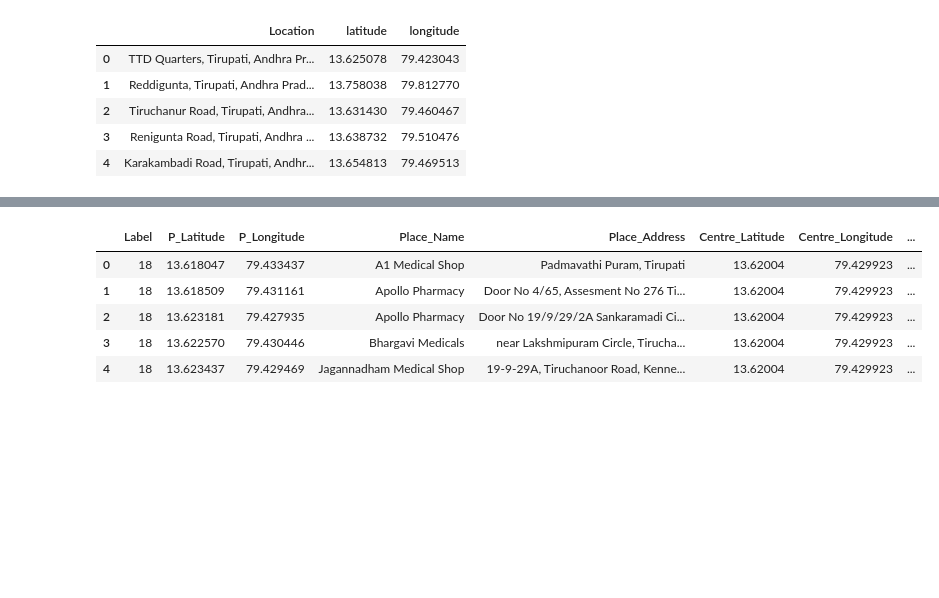
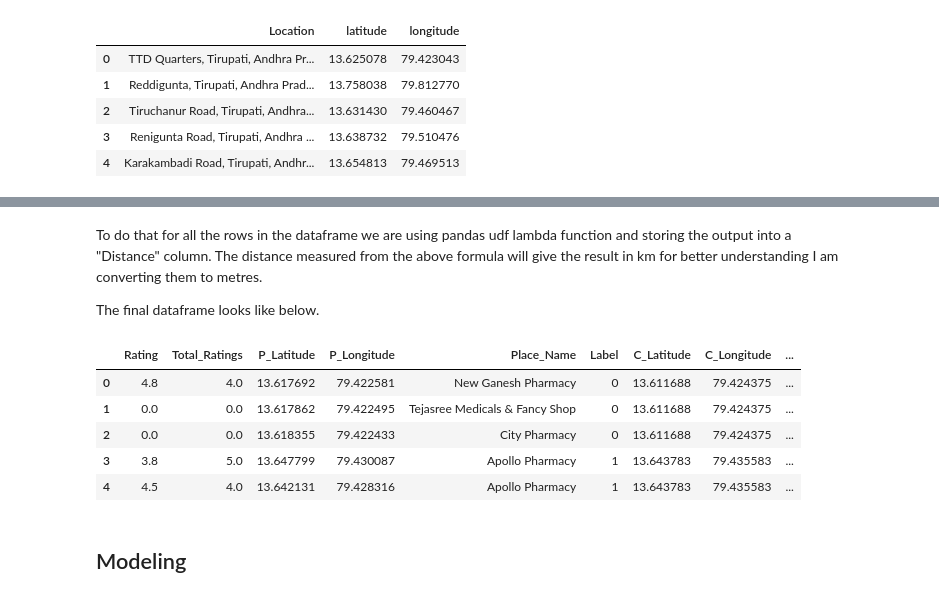
Before and after one commit to saibharath005/Coursera_Capstone, a Jupyter notebook: Capstone Project - The Battle of Neighborhoods (Week 2).ipynb, the cells around one changed output, grey strips where cells are left out. Saved outputs shown, nothing was run; the diff lists cells and outputs as text; code cells hidden in the pictures; blank space fills up the shorter version.

```diff
--- a/Capstone Project - The Battle of Neighborhoods (Week 2).ipynb
+++ b/Capstone Project - The Battle of Neighborhoods (Week 2).ipynb
@@ -97,5 +177,5 @@ map_clusters
 # %%
-def google_nearby_places(labels,latitudes, longitudes, radius=500):
+def google_nearby_places(labels,latitudes, longitudes, radius=1000):
     places_list = []
     search = "pharmacy"
 
@@ -106,18 +186,33 @@ def google_nearby_places(labels,latitudes, longitudes, radius=500):
 
         response = requests.get(url).json()
 
+
         for i in range(len(response['results'])):
-            places_list.append([(label,response['results'][i]['geometry']['location']['lat'],response['results'][i]['geometry']['location']['lng'],
-                           response['results'][i]['id'],response['results'][i]['name'],response['results'][i]['types'][0],response['results'][i]['vicinity'])])
+            try:
+                places_list.append([(response['results'][i]['id'],
+                                     response['results'][i]['rating'],
+                                     response['results'][i]['user_ratings_total'],
+                                     response['results'][i]['geometry']['location']['lat'],
+                                     response['results'][i]['geometry']['location']['lng'],
+                                     response['results'][i]['name'],
+                                     response['results'][i]['types'][0],
+                                     response['results'][i]['vicinity'],
+                                     label,latitude,longitude)])
+            except:
+                places_list.append([(response['results'][i]['id'],
+                                     None,
+                                     None,
+                                     response['results'][i]['geometry']['location']['lat'],
+                                     response['results'][i]['geometry']['location']['lng'],
+                                     response['results'][i]['name'],
+                                     response['results'][i]['types'][0],
+                                     response['results'][i]['vicinity'],
+                                     label,latitude,longitude)])
 
     return places_list
 
 def places_nearby_df(places_list):
     nearby_places = pd.DataFrame([item for venues_list in places_list for item in venues_list])
-    nearby_places.columns = ['Label','Latitude', 'Longitude', 'ID', 'Place Name', 'Place Type', 'Place Address']
+    nearby_places.columns = ['ID','Rating','Total_Ratings','P_Latitude', 'P_Longitude', 'Place_Name', 'Place_Type', 'Place_Address','Label','C_Latitude','C_Longitude']
 
     return nearby_places
-# %%
-cluster_centers_df = pd.DataFrame([lat_lon for lat_lon in cluster_centers])
-cluster_centers_df.columns = ["latitude",'longitude','label']
-cluster_centers_df.head()
@@ -131,6 +227,7 @@ cluster_centers_df.head()
 # %%
-places_list = google_nearby_places(labels=cluster_centers_df['label'],latitudes=cluster_centers_df['latitude'],longitudes=cluster_centers_df['longitude'])
+places_list = google_nearby_places(labels=cluster_centers_df['Label'],latitudes=cluster_centers_df['C_Latitude'],longitudes=cluster_centers_df['C_Longitude'])
 tpt_pharmacies_df = places_nearby_df(places_list)
 print(tpt_pharmacies_df.shape)
-tpt_pharmacies_df.head()
+tpt_pharmacies_df_copy = tpt_pharmacies_df
+tpt_pharmacies_df_copy.head()
 # %% [output]
@@ -168,0 +259,5 @@ pharma_df_centres.head()
+# %%
+tpt_pharmacies_df_copy.drop_duplicates(subset =['ID','Rating','Total_Ratings','P_Latitude', 'P_Longitude', 'Place_Name', 'Place_Type', 'Place_Address'], keep = 'first', inplace = True)
+tpt_pharmacies_df_copy.fillna(0,inplace=True)
+tpt_pharmacies_df_copy.drop(["ID","Place_Type","Place_Address"],1,inplace=True)
+tpt_pharmacies_df_copy.head()
@@ -176,13 +316,19 @@ def distance_calculator(P_Latitude,P_Longitude,Centre_Latitude,Centre_Longitude)
     dist = 6371.01 * acos(sin(slat)*sin(elat) + cos(slat)*cos(elat)*cos(slon - elon))
 
     return round(dist,2)
+# %% [markdown]
+To do that for all the rows in the dataframe we are using pandas udf lambda function and storing the output into a "Distance" column. The distance measured from the above formula will give the result in km for better understanding I am converting them to metres.
+
+The final dataframe looks like below.
 # %%
-pharma_df_centres['Distance'] = pharma_df_centres.apply(lambda row: distance_calculator(row['P_Latitude'], row['P_Longitude'], row['Centre_Latitude'], row['Centre_Longitude']), axis=1)
-pharma_df_centres.head()
+tpt_pharmacies_df_copy['Distance'] = tpt_pharmacies_df_copy.apply(lambda row: distance_calculator(row['P_Latitude'], row['P_Longitude'], row['C_Latitude'], row['C_Longitude']), axis=1)
+tpt_pharmacies_df_copy.head()
 # %% [output]
-|  | Label | P_Latitude | P_Longitude | Place_Name | Place_Address | Centre_Latitude | Centre_Longitude | ... |
-| 0 | 18 | 13.618047 | 79.433437 | A1 Medical Shop | Padmavathi Puram, Tirupati | 13.62004 | 79.429923 | ... |
-| 1 | 18 | 13.618509 | 79.431161 | Apollo Pharmacy | Door No 4/65, Assesment No 276 Ti... | 13.62004 | 79.429923 | ... |
-| 2 | 18 | 13.623181 | 79.427935 | Apollo Pharmacy | Door No 19/9/29/2A Sankaramadi Ci... | 13.62004 | 79.429923 | ... |
-| 3 | 18 | 13.622570 | 79.430446 | Bhargavi Medicals | near Lakshmipuram Circle, Tirucha... | 13.62004 | 79.429923 | ... |
-| 4 | 18 | 13.623437 | 79.429469 | Jagannadham Medical Shop | 19-9-29A, Tiruchanoor Road, Kenne... | 13.62004 | 79.429923 | ... |
+|  | Rating | Total_Ratings | P_Latitude | P_Longitude | Place_Name | Label | C_Latitude | C_Longitude | ... |
+| 0 | 4.8 | 4.0 | 13.617692 | 79.422581 | New Ganesh Pharmacy | 0 | 13.611688 | 79.424375 | ... |
+| 1 | 0.0 | 0.0 | 13.617862 | 79.422495 | Tejasree Medicals & Fancy Shop | 0 | 13.611688 | 79.424375 | ... |
+| 2 | 0.0 | 0.0 | 13.618355 | 79.422433 | City Pharmacy | 0 | 13.611688 | 79.424375 | ... |
+| 3 | 3.8 | 5.0 | 13.647799 | 79.430087 | Apollo Pharmacy | 1 | 13.643783 | 79.435583 | ... |
+| 4 | 4.5 | 4.0 | 13.642131 | 79.428316 | Apollo Pharmacy | 1 | 13.643783 | 79.435583 | ... |
+# %% [markdown]
+## Modeling
```
Also changed, not shown: parts of 54 cells of this notebook, 2 other files.
